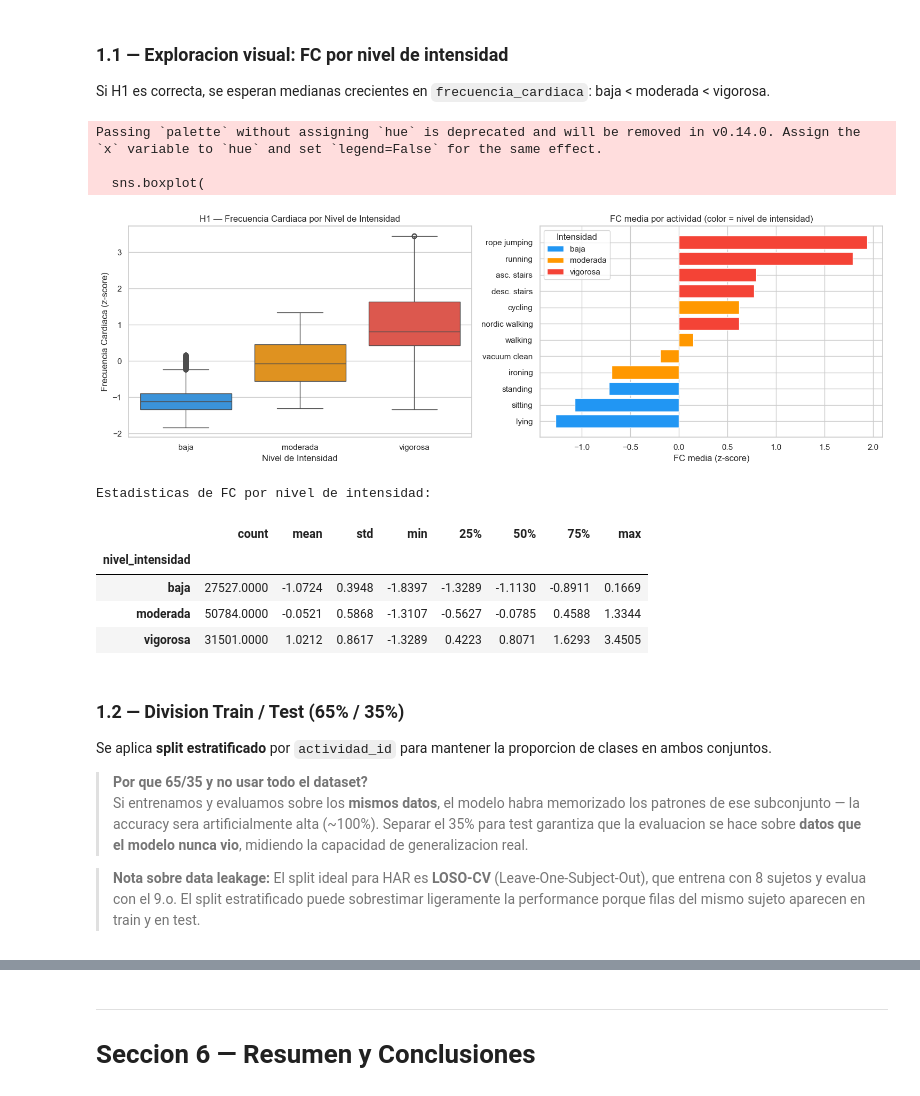
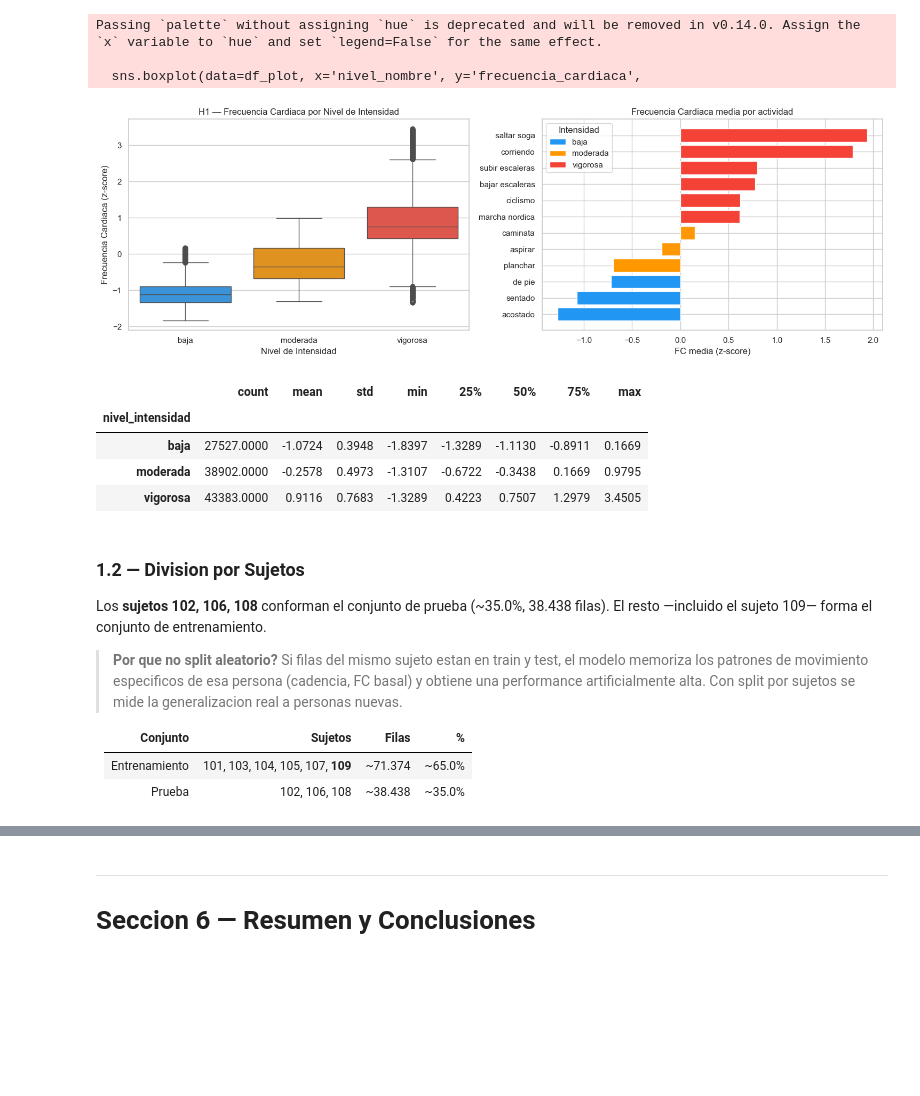
Before and after one commit to FrancoRecalde/TP_CD, a Jupyter notebook: notebooks/02_Modelado2.ipynb, the cells around one changed output, grey strips where cells are left out. Drawn from its saved outputs; the diff is of its cells as text; code cells hidden in the pictures; blank space fills up the shorter version.

```diff
--- a/notebooks/02_Modelado2.ipynb
+++ b/notebooks/02_Modelado2.ipynb
@@ -199,67 +179,49 @@ Distribucion de nivel_intensidad:
-# %% [markdown]
-### 1.1 — Exploracion visual: FC por nivel de intensidad
-
-Si H1 es correcta, se esperan medianas crecientes en `frecuencia_cardiaca`: baja < moderada < vigorosa.
 # %%
 df_plot = df.copy()
 df_plot['nivel_nombre'] = df_plot['nivel_intensidad'].map(INTENSIDAD_NOMBRES)
 
 fig, axes = plt.subplots(1, 2, figsize=(15, 5))
-
-# Boxplot: FC por nivel de intensidad
-sns.boxplot(
-    data=df_plot, x='nivel_nombre', y='frecuencia_cardiaca',
-    order=INTENSIDAD_ORDEN,
-    palette=[INTENSIDAD_COLORES[k] for k in [0, 1, 2]],
-    ax=axes[0]
-)
+sns.boxplot(data=df_plot, x='nivel_nombre', y='frecuencia_cardiaca',
+            order=INTENSIDAD_ORDEN,
+            palette=[INTENSIDAD_COLORES[k] for k in [0, 1, 2]], ax=axes[0])
 axes[0].set_title('H1 — Frecuencia Cardiaca por Nivel de Intensidad', fontsize=12)
 axes[0].set_xlabel('Nivel de Intensidad')
 axes[0].set_ylabel('Frecuencia Cardiaca (z-score)')
 
-# Barras: FC media por actividad, coloreadas por nivel
 fc_media   = df.groupby('actividad_id')['frecuencia_cardiaca'].mean().sort_values()
 bar_colors = [INTENSIDAD_COLORES[INTENSIDAD_MAP[a]] for a in fc_media.index]
 act_names  = [ACTIVIDAD_MAP.get(a, str(a)) for a in fc_media.index]
 axes[1].barh(act_names, fc_media.values, color=bar_colors)
-axes[1].set_title('FC media por actividad (color = nivel de intensidad)', fontsize=12)
+axes[1].set_title('Frecuencia Cardiaca media por actividad', fontsize=12)
 axes[1].set_xlabel('FC media (z-score)')
-legend_elems = [mpatches.Patch(facecolor=INTENSIDAD_COLORES[k], label=INTENSIDAD_NOMBRES[k])
-                for k in [0, 1, 2]]
-axes[1].legend(handles=legend_elems, title='Intensidad')
-
+axes[1].legend(handles=[mpatches.Patch(facecolor=INTENSIDAD_COLORES[k],
+               label=INTENSIDAD_NOMBRES[k]) for k in [0, 1, 2]], title='Intensidad')
 plt.tight_layout()
 plt.savefig(FIGURES_PATH / 'h1_boxplot_intensidad.png', dpi=100, bbox_inches='tight')
 plt.show()
-
-print('Estadisticas de FC por nivel de intensidad:')
-display(
-    df.groupby('nivel_intensidad')['frecuencia_cardiaca']
-    .describe()
-    .rename(index=INTENSIDAD_NOMBRES)
-)
+display(df.groupby('nivel_intensidad')['frecuencia_cardiaca'].describe().rename(index=INTENSIDAD_NOMBRES))
 # %% [output]
 Passing `palette` without assigning `hue` is deprecated and will be removed in v0.14.0. Assign the `x` variable to `hue` and set `legend=False` for the same effect.
 
-  sns.boxplot(
+  sns.boxplot(data=df_plot, x='nivel_nombre', y='frecuencia_cardiaca',
-[figure, old version]
+[figure, new version]
-Estadisticas de FC por nivel de intensidad:
 |  | count | mean | std | min | 25% | 50% | 75% | max |
 | nivel_intensidad |  |  |  |  |  |  |  |  |
 | baja | 27527.0000 | -1.0724 | 0.3948 | -1.8397 | -1.3289 | -1.1130 | -0.8911 | 0.1669 |
-| moderada | 50784.0000 | -0.0521 | 0.5868 | -1.3107 | -0.5627 | -0.0785 | 0.4588 | 1.3344 |
-| vigorosa | 31501.0000 | 1.0212 | 0.8617 | -1.3289 | 0.4223 | 0.8071 | 1.6293 | 3.4505 |
+| moderada | 38902.0000 | -0.2578 | 0.4973 | -1.3107 | -0.6722 | -0.3438 | 0.1669 | 0.9795 |
+| vigorosa | 43383.0000 | 0.9116 | 0.7683 | -1.3289 | 0.4223 | 0.7507 | 1.2979 | 3.4505 |
 # %% [markdown]
-### 1.2 — Division Train / Test (65% / 35%)
+### 1.2 — Division por Sujetos
 
-Se aplica **split estratificado** por `actividad_id` para mantener la proporcion de clases en ambos conjuntos.
+Los **sujetos 102, 106, 108** conforman el conjunto de prueba (~35.0%, 38.438 filas).
+El resto —incluido el sujeto 109— forma el conjunto de entrenamiento.
 
-> **Por que 65/35 y no usar todo el dataset?**
-> Si entrenamos y evaluamos sobre los **mismos datos**, el modelo habra memorizado los patrones de ese
-> subconjunto — la accuracy sera artificialmente alta (~100%). Separar el 35% para test garantiza que la
-> evaluacion se hace sobre **datos que el modelo nunca vio**, midiendo la capacidad de generalizacion real.
+> **Por que no split aleatorio?** Si filas del mismo sujeto estan en train y test, el modelo memoriza
+> los patrones de movimiento especificos de esa persona (cadencia, FC basal) y obtiene una performance
+> artificialmente alta. Con split por sujetos se mide la generalizacion real a personas nuevas.
 
-> **Nota sobre data leakage:** El split ideal para HAR es **LOSO-CV** (Leave-One-Subject-Out), que
-> entrena con 8 sujetos y evalua con el 9.o. El split estratificado puede sobrestimar ligeramente la
-> performance porque filas del mismo sujeto aparecen en train y en test.
+| Conjunto | Sujetos | Filas | % |
+|----------|---------|-------|---|
+| Entrenamiento | 101, 103, 104, 105, 107, **109** | ~71.374 | ~65.0% |
+| Prueba | 102, 106, 108 | ~38.438 | ~35.0% |
 # %%
```
Also changed, not shown: parts of 50 cells of this notebook, 11 other files.
